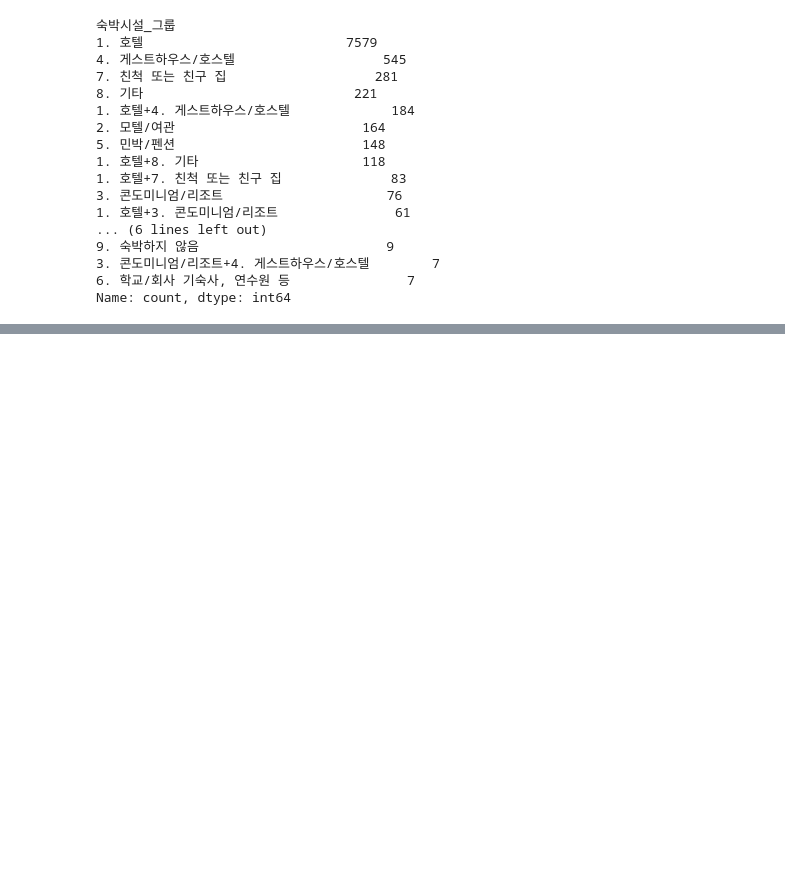
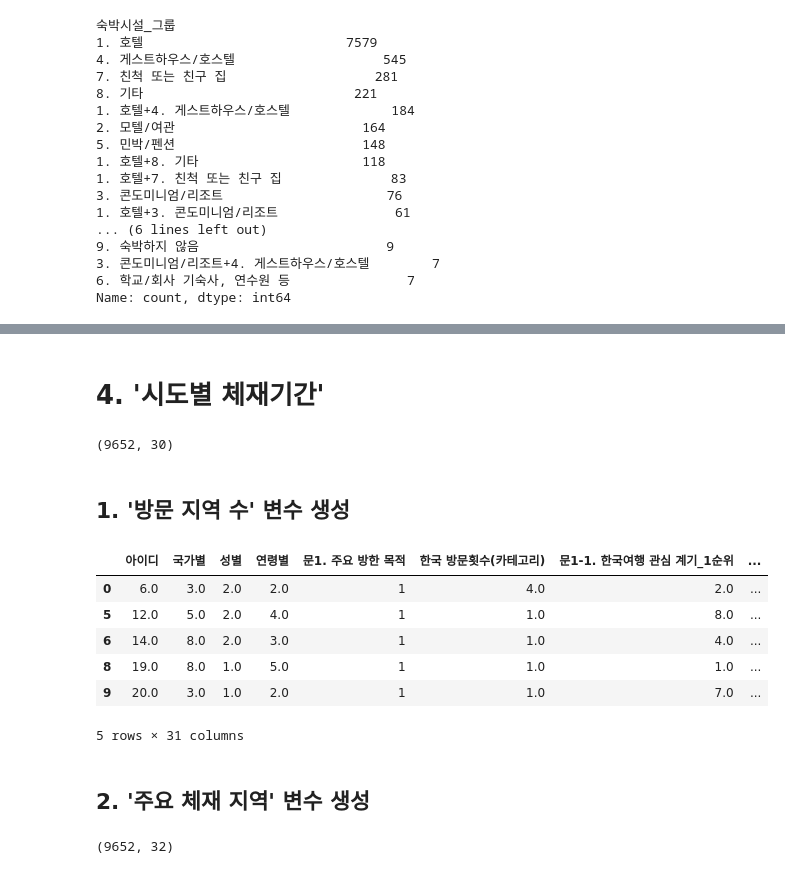
Before and after one commit to mariethecat08/korea-tour-recommender, a Jupyter notebook: notebooks/실험용/2차_전처리.ipynb, the cells around one changed output, grey strips where cells are left out. Saved outputs shown, nothing was run; the diff lists cells and outputs as text; code cells hidden in the pictures; blank space fills up the shorter version.

```diff
--- a/notebooks/실험용/2차_전처리.ipynb
+++ b/notebooks/실험용/2차_전처리.ipynb
@@ -115,0 +344,6 @@ Name: count, dtype: int64
+# %%
+drop_col = ['upper_fence','문7. 여행 동반자(1. 혼자 방문)', '문7. 여행 동반자(2. 배우자/파트너)', '문7. 여행 동반자(3. 부모님)',
+       '문7. 여행 동반자(4. 자녀)', '문7. 여행 동반자(5. 그 외 가족/친지)', '문7. 여행 동반자(6. 친구)',
+       '문7. 여행 동반자(7. 직장 동료)', '문7. 여행 동반자(8. 기타)', '문7-1. 동반자 수(본인제외)']
+df3 = df3.drop(drop_col, axis=1)
+df3.shape
@@ -115,0 +366,37 @@ Name: count, dtype: int64
+# %% [markdown]
+# 4. '시도별 체재기간'
+# %%
+df4 = df3.copy()
+df4.shape
+# %% [output]
+(9652, 30)
+# %% [markdown]
+## 1. '방문 지역 수' 변수 생성
+# %%
+stay_cols = [
+    '문9-4. 시도별 체재기간_서울', '문9-4. 시도별 체재기간_경기', '문9-4. 시도별 체재기간_인천',
+    '문9-4. 시도별 체재기간_강원', '문9-4. 시도별 체재기간_대전', '문9-4. 시도별 체재기간_충북',
+    '문9-4. 시도별 체재기간_충남', '문9-4. 시도별 체재기간_세종', '문9-4. 시도별 체재기간_경북',
+    '문9-4. 시도별 체재기간_경남', '문9-4. 시도별 체재기간_대구', '문9-4. 시도별 체재기간_울산',
+    '문9-4. 시도별 체재기간_부산', '문9-4. 시도별 체재기간_광주', '문9-4. 시도별 체재기간_전북',
+    '문9-4. 시도별 체재기간_전남', '문9-4. 시도별 체재기간_제주'
+]
+# %%
+df4['방문 지역 수'] = (df4[stay_cols].fillna(0) > 0).sum(axis=1)
+df4.head()
+# %% [output]
+|  | 아이디 | 국가별 | 성별 | 연령별 | 문1. 주요 방한 목적 | 한국 방문횟수(카테고리) | 문1-1. 한국여행 관심 계기_1순위 | ... |
+| 0 | 6.0 | 3.0 | 2.0 | 2.0 | 1 | 4.0 | 2.0 | ... |
+| 5 | 12.0 | 5.0 | 2.0 | 4.0 | 1 | 1.0 | 8.0 | ... |
+| 6 | 14.0 | 8.0 | 2.0 | 3.0 | 1 | 1.0 | 4.0 | ... |
+| 8 | 19.0 | 8.0 | 1.0 | 5.0 | 1 | 1.0 | 1.0 | ... |
+| 9 | 20.0 | 3.0 | 1.0 | 2.0 | 1 | 1.0 | 7.0 | ... |
+5 rows × 31 columns
+# %% [markdown]
+## 2. '주요 체재 지역' 변수 생성
+# %%
+df4['주요 체재 지역'] = df4[stay_cols].idxmax(axis=1)
+df4['주요 체재 지역'] = df4['주요 체재 지역'].str.replace('문9-4. 시도별 체재기간_', '', regex=False)
+df4.shape
+# %% [output]
+(9652, 32)
```
Also changed, not shown: parts of 24 cells of this notebook, 1 other file.
